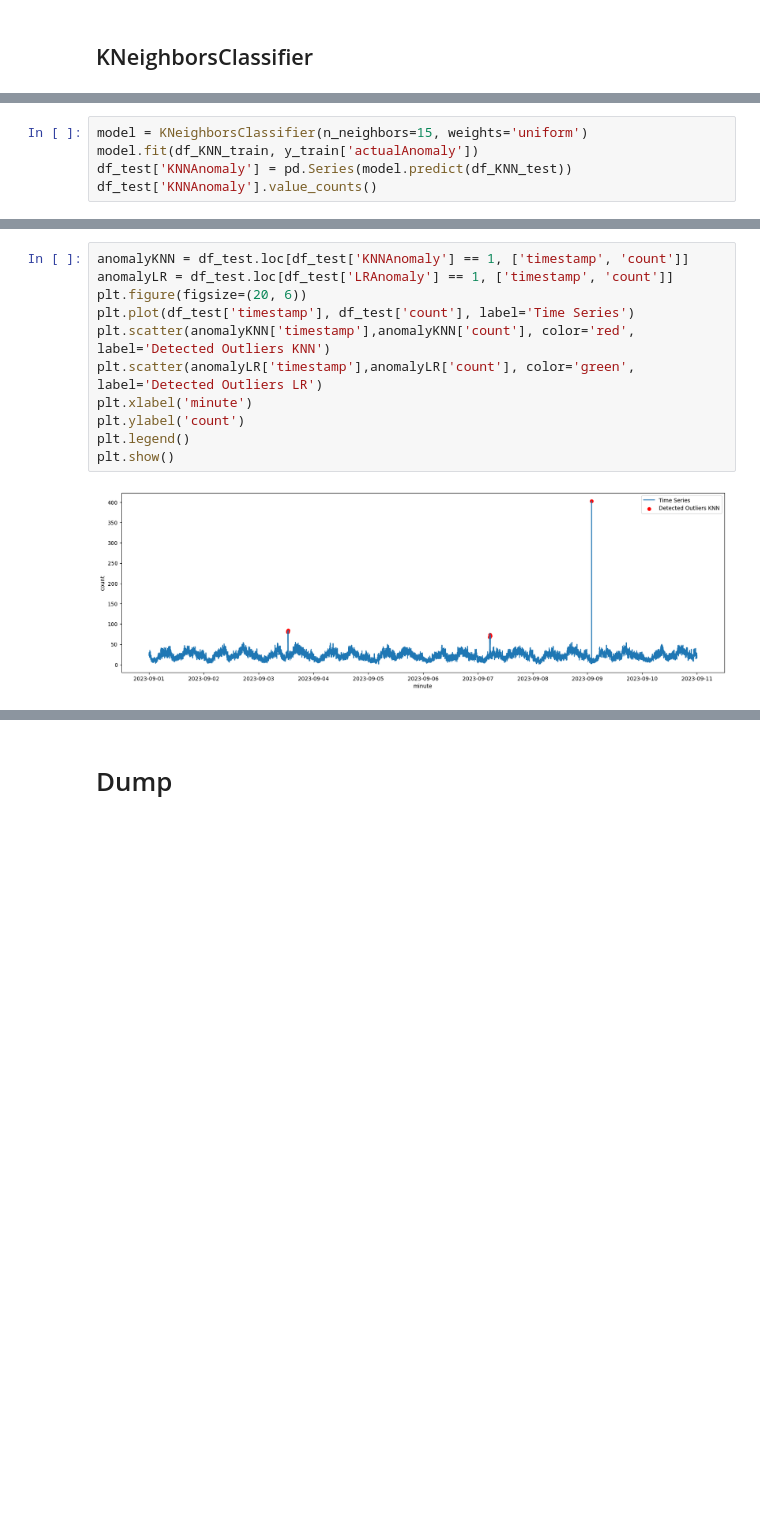
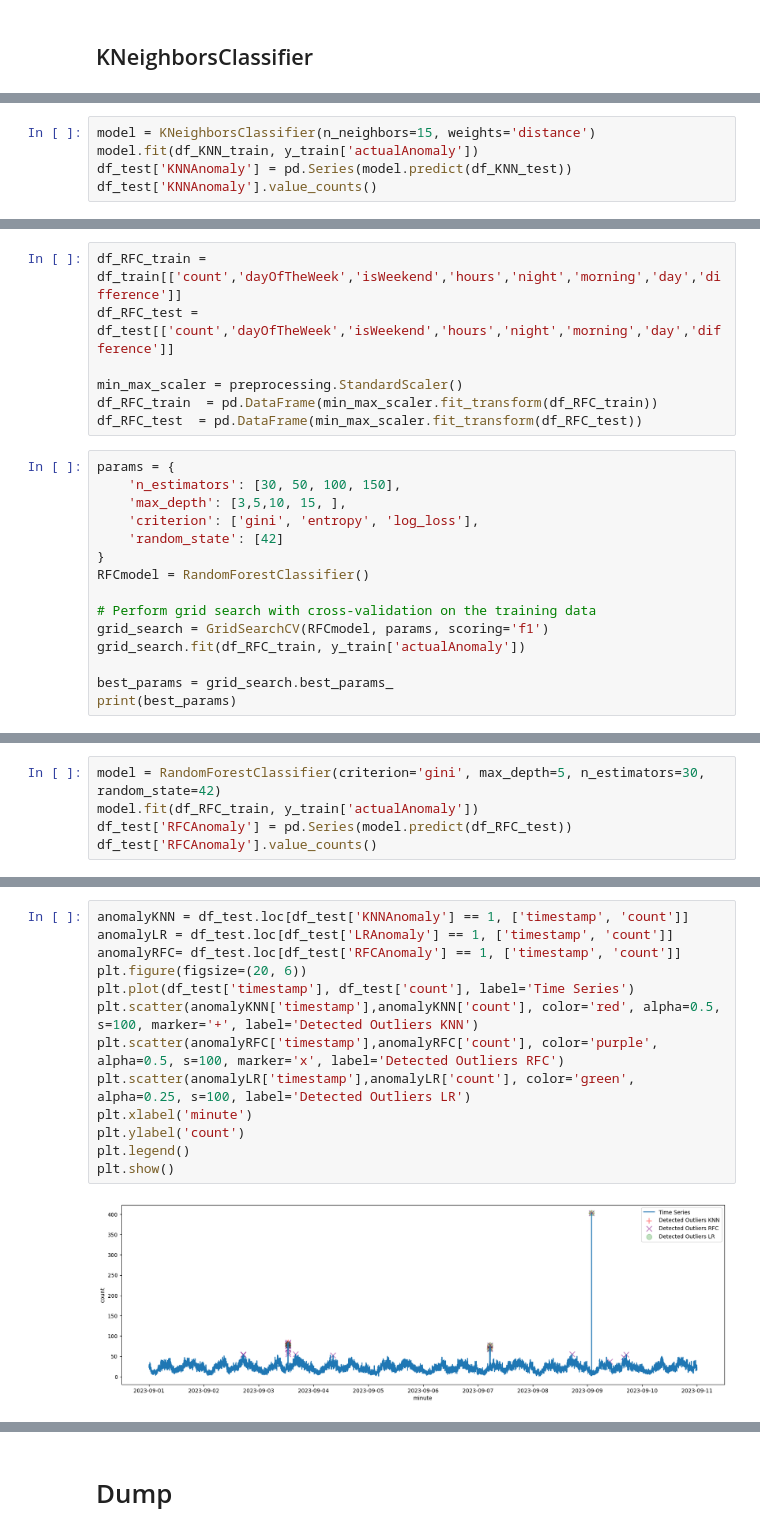
Before and after one commit to AndreyLebedinskiy/CourseProjectYear3, a Jupyter notebook: Models.ipynb, the cells around one changed output, grey strips where cells are left out. Drawn from its saved outputs; the diff is of its cells as text; blank space fills up the shorter version.

Commit message:
Added supervised anomaly detection algorithms

```diff
--- a/Models.ipynb
+++ b/Models.ipynb
@@ -466,5 +495,5 @@ print(best_params)
 # %%
-model = KNeighborsClassifier(n_neighbors=15, weights='uniform')
+model = KNeighborsClassifier(n_neighbors=15, weights='distance')
 model.fit(df_KNN_train, y_train['actualAnomaly'])
 df_test['KNNAnomaly'] = pd.Series(model.predict(df_KNN_test))
 df_test['KNNAnomaly'].value_counts()
@@ -475,0 +507,22 @@ Name: count, dtype: int64
+# %%
+df_RFC_train =  df_train[['count','dayOfTheWeek','isWeekend','hours','night','morning','day','difference']]
+df_RFC_test =  df_test[['count','dayOfTheWeek','isWeekend','hours','night','morning','day','difference']]
+
+min_max_scaler = preprocessing.StandardScaler()
+df_RFC_train  = pd.DataFrame(min_max_scaler.fit_transform(df_RFC_train))
+df_RFC_test  = pd.DataFrame(min_max_scaler.fit_transform(df_RFC_test))
+# %%
+params = {
+    'n_estimators': [30, 50, 100, 150],
+    'max_depth': [3,5,10, 15, ],
+    'criterion': ['gini', 'entropy', 'log_loss'],
+    'random_state': [42]
+}
+RFCmodel = RandomForestClassifier()
+
+# Perform grid search with cross-validation on the training data
+grid_search = GridSearchCV(RFCmodel, params, scoring='f1')
+grid_search.fit(df_RFC_train, y_train['actualAnomaly'])
+
+best_params = grid_search.best_params_
+print(best_params)
@@ -475,0 +531,5 @@ Name: count, dtype: int64
+# %%
+model = RandomForestClassifier(criterion='gini', max_depth=5, n_estimators=30, random_state=42)
+model.fit(df_RFC_train, y_train['actualAnomaly'])
+df_test['RFCAnomaly'] = pd.Series(model.predict(df_RFC_test))
+df_test['RFCAnomaly'].value_counts()
@@ -476,13 +575,15 @@ Name: count, dtype: int64
 # %%
 anomalyKNN = df_test.loc[df_test['KNNAnomaly'] == 1, ['timestamp', 'count']]
 anomalyLR = df_test.loc[df_test['LRAnomaly'] == 1, ['timestamp', 'count']]
+anomalyRFC= df_test.loc[df_test['RFCAnomaly'] == 1, ['timestamp', 'count']]
 plt.figure(figsize=(20, 6))
 plt.plot(df_test['timestamp'], df_test['count'], label='Time Series')
-plt.scatter(anomalyKNN['timestamp'],anomalyKNN['count'], color='red', label='Detected Outliers KNN')
-plt.scatter(anomalyLR['timestamp'],anomalyLR['count'], color='green', label='Detected Outliers LR')
+plt.scatter(anomalyKNN['timestamp'],anomalyKNN['count'], color='red', alpha=0.5, s=100, marker='+', label='Detected Outliers KNN')
+plt.scatter(anomalyRFC['timestamp'],anomalyRFC['count'], color='purple', alpha=0.5, s=100, marker='x', label='Detected Outliers RFC')
+plt.scatter(anomalyLR['timestamp'],anomalyLR['count'], color='green', alpha=0.25, s=100, label='Detected Outliers LR')
 plt.xlabel('minute')
 plt.ylabel('count')
 plt.legend()
 plt.show()
 # %% [output]
-[figure, old version]
+[figure, new version]
```
Also changed, not shown: parts of 17 cells of this notebook.
